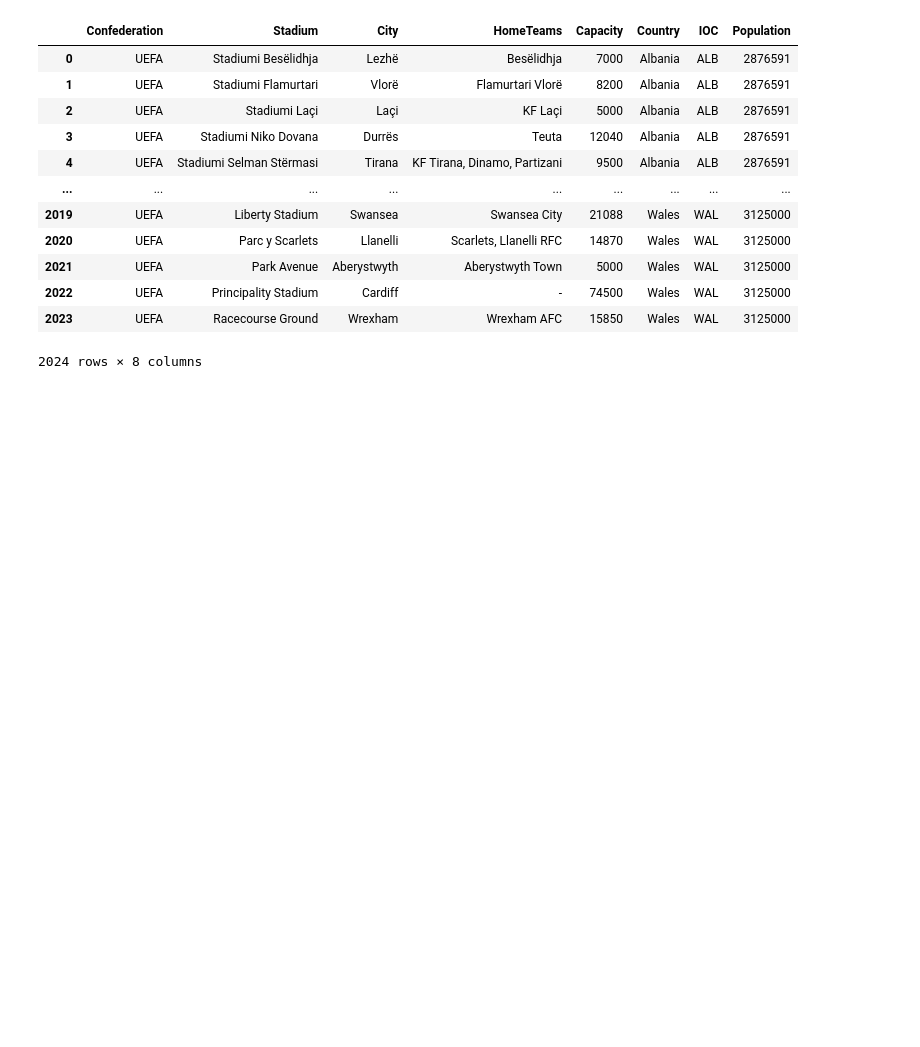
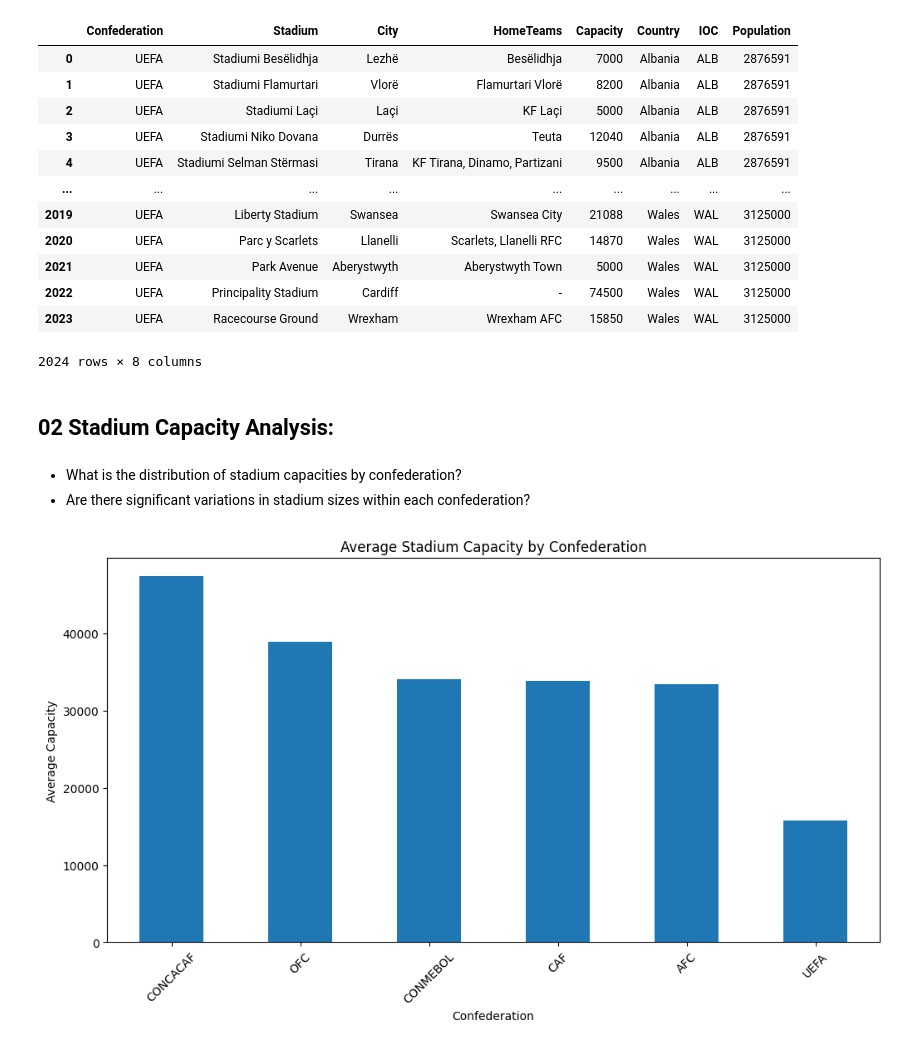
Before and after one commit to debarshee2004/football_stadiums, a Jupyter notebook: src/main.ipynb, the cells around one changed output. Saved outputs shown, nothing was run; the diff lists cells and outputs as text; code cells hidden in the pictures; blank space fills up the shorter version.

```diff
--- a/src/main.ipynb
+++ b/src/main.ipynb
@@ -37,3 +58,22 @@ df
 | 2022 | UEFA | Principality Stadium | Cardiff | - | 74500 | Wales | WAL | 3125000 |
 | 2023 | UEFA | Racecourse Ground | Wrexham | Wrexham AFC | 15850 | Wales | WAL | 3125000 |
 2024 rows × 8 columns
+# %% [markdown]
+## 02 Stadium Capacity Analysis:
+# %% [markdown]
+- What is the distribution of stadium capacities by confederation?
+- Are there significant variations in stadium sizes within each confederation?
+# %%
+# Group the data by confederation and calculate the average capacity in each confederation
+confederation_capacity = df.groupby('Confederation')['Capacity'].mean().sort_values(ascending=False)
+
+# Create a bar plot to visualize the distribution
+plt.figure(figsize=(12, 6))
+confederation_capacity.plot(kind='bar')
+plt.title('Average Stadium Capacity by Confederation')
+plt.xlabel('Confederation')
+plt.ylabel('Average Capacity')
+plt.xticks(rotation=45)
+plt.show()
+# %% [output]
+[figure, added]
```
Also changed, not shown: parts of 6 cells of this notebook, 1 other file.
